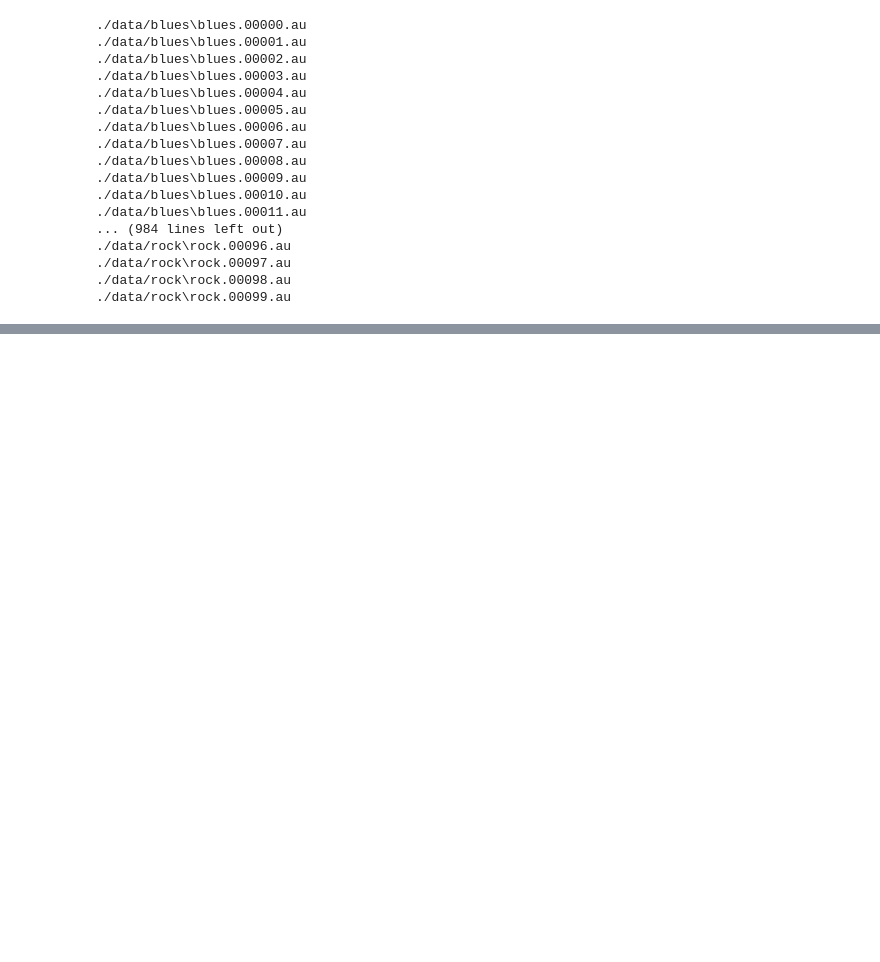
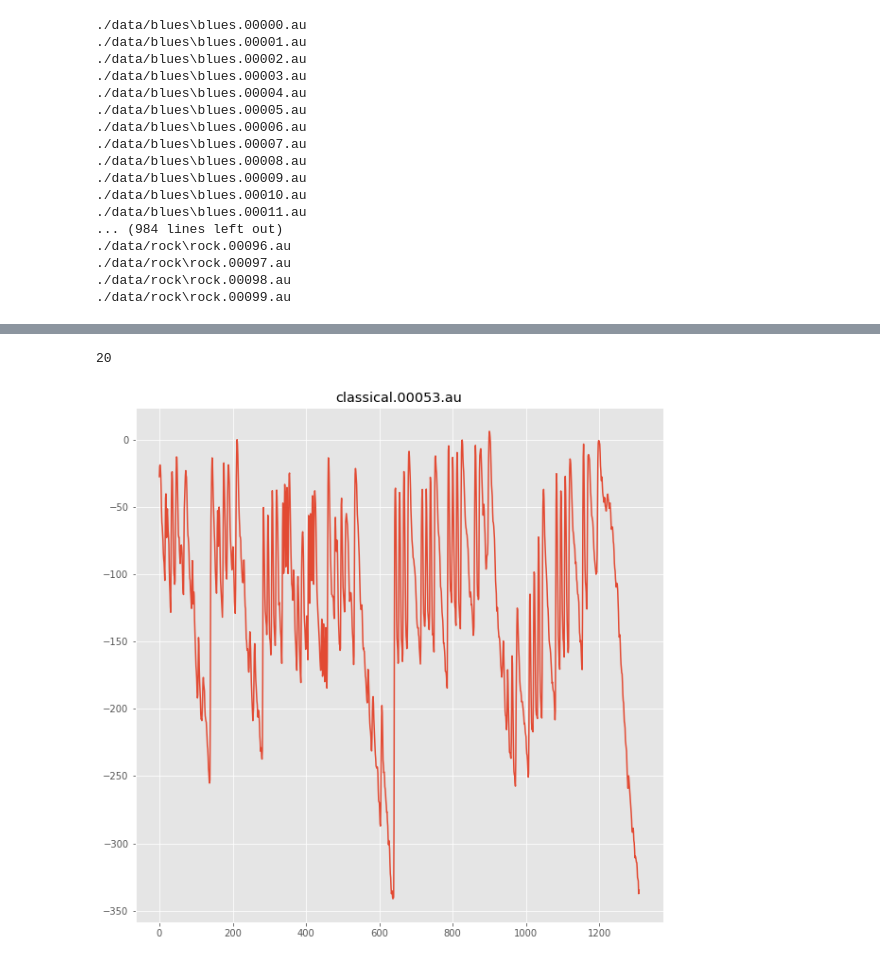
Before and after one commit to givi0519/CSCI-4622-Final-Project, a Jupyter notebook: final_project.ipynb, the cells around one changed output, grey strips where cells are left out. Cells and saved outputs as stored; diff of their text form; code cells hidden in the pictures; blank space fills up the shorter version.

Commit message:
mfcc experimentation

```diff
--- a/final_project.ipynb
+++ b/final_project.ipynb
@@ -71,0 +73,11 @@ Text(0.5, 1.0, 'hello')
+# %%
+song_index = 153
+mfccBlues = librosa.feature.mfcc(y = time_series[song_index], sr = sampling_rates[song_index])
+fig, ax = plt.subplots(1,1, figsize=(10,10))
+ax.plot( mfccBlues [0])
+ax.set_title(song_names[song_index])
+
+print(len(mfccBlues))
+# %% [output]
+20
+[figure, added]
```
Also changed, not shown: parts of 3 cells of this notebook.
